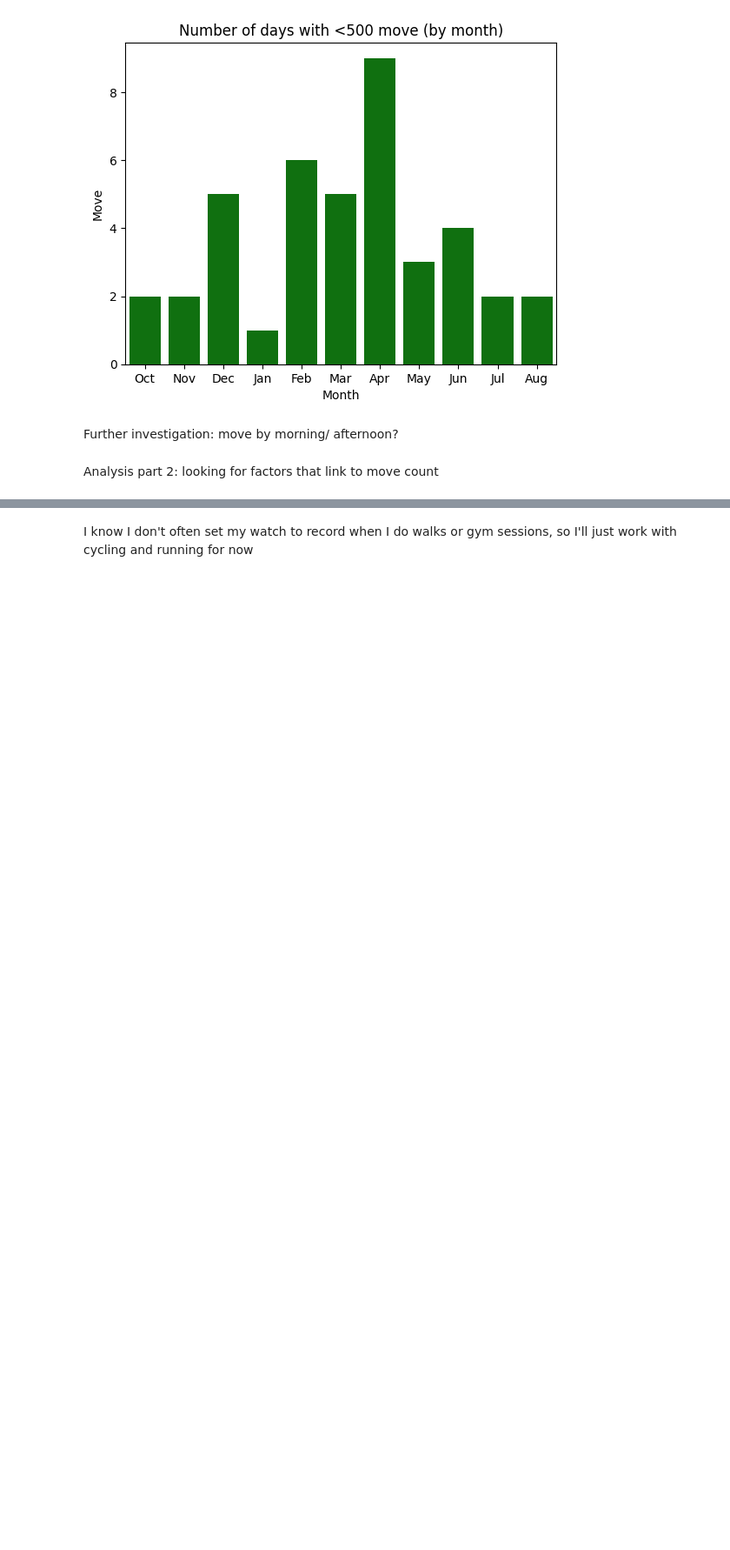
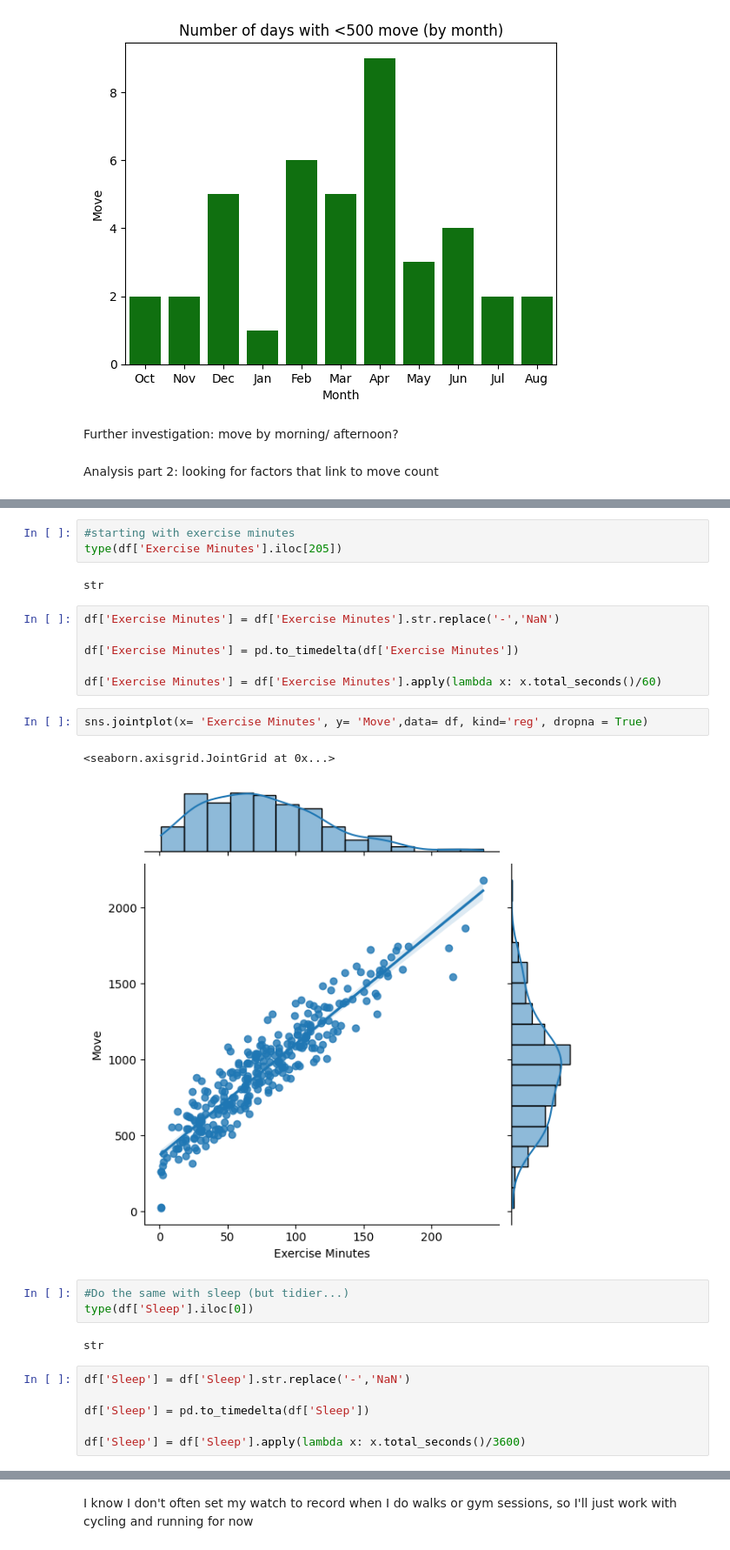
Before and after one commit to RyanTP64/Apple-watch-data, a Jupyter notebook: October to August Watch Data.ipynb, the cells around one changed output, grey strips where cells are left out. Shown at 87% size. Cells and saved outputs as stored; diff of their text form; blank space fills up the shorter version.

```diff
--- a/October to August Watch Data.ipynb
+++ b/October to August Watch Data.ipynb
@@ -237,0 +260,27 @@ Analysis part 2: looking for factors that link to move count
+# %%
+#starting with exercise minutes
+type(df['Exercise Minutes'].iloc[205])
+# %% [output]
+str
+# %%
+df['Exercise Minutes'] = df['Exercise Minutes'].str.replace('-','NaN')
+
+df['Exercise Minutes'] = pd.to_timedelta(df['Exercise Minutes'])
+
+df['Exercise Minutes'] = df['Exercise Minutes'].apply(lambda x: x.total_seconds()/60)
+# %%
+sns.jointplot(x= 'Exercise Minutes', y= 'Move',data= df, kind='reg', dropna = True)
+# %% [output]
+<seaborn.axisgrid.JointGrid at 0x...>
+[figure, added]
+# %%
+#Do the same with sleep (but tidier...)
+type(df['Sleep'].iloc[0])
+# %% [output]
+str
+# %%
+df['Sleep'] = df['Sleep'].str.replace('-','NaN')
+
+df['Sleep'] = pd.to_timedelta(df['Sleep'])
+
+df['Sleep'] = df['Sleep'].apply(lambda x: x.total_seconds()/3600)
```
Also changed, not shown: parts of 27 cells of this notebook.
